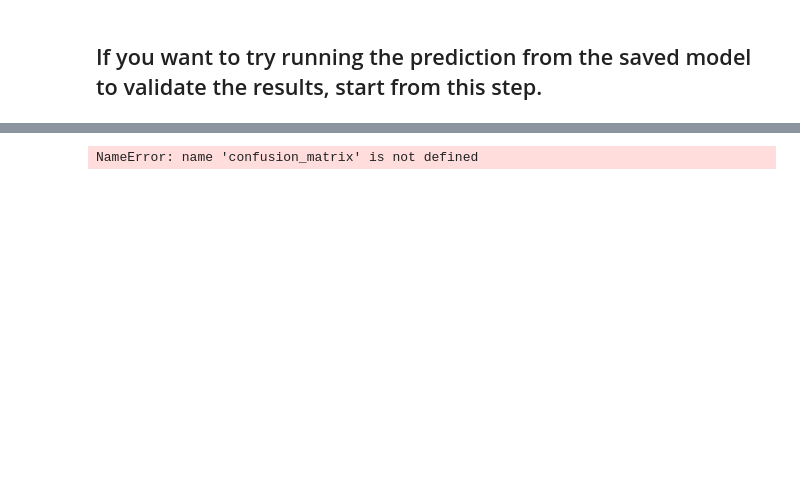
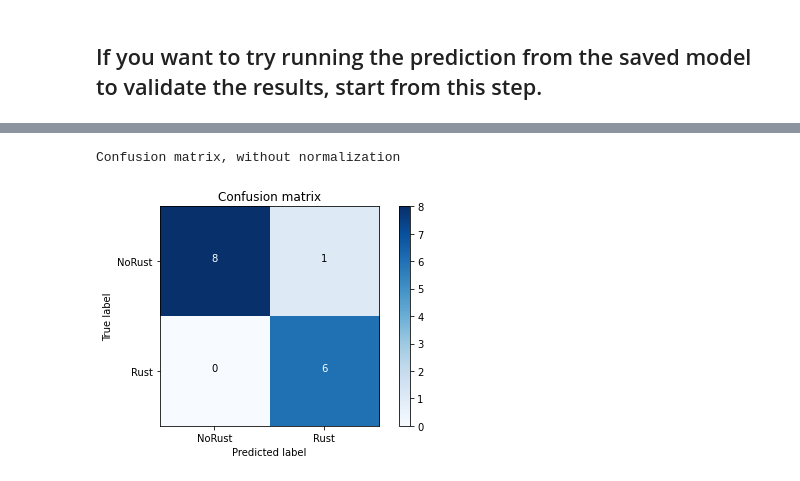
Before and after one commit to YesUseY/CorrosionDetector-master, a Jupyter notebook: rust_det-using-a-pretrained-convnet-VGG16.ipynb, the cells around one changed output, grey strips where cells are left out. Saved outputs shown, nothing was run; the diff lists cells and outputs as text; code cells hidden in the pictures; blank space fills up the shorter version.

```diff
--- a/rust_det-using-a-pretrained-convnet-VGG16.ipynb
+++ b/rust_det-using-a-pretrained-convnet-VGG16.ipynb
@@ -472,15 +517,16 @@ NameError: name 'plt' is not defined
 # %%
 # Compute confusion matrix
-class_names = ['Bad welding','Good Welding']
+class_names = ['NoRust','Rust']
 cnf_matrix = confusion_matrix(val_trues, val_preds)
 np.set_printoptions(precision=2)
 
 # Plot non-normalized confusion matrix
 plt.figure()
 plot_confusion_matrix(cnf_matrix, classes=class_names,
                       title='Confusion matrix')
 # %% [output]
-NameError: name 'confusion_matrix' is not defined
+Confusion matrix, without normalization
+[figure, added]
 # %%
 report = classification_report(val_trues, val_preds, target_names=labels)
 print(report)
```
Also changed, not shown: parts of 27 cells of this notebook.
